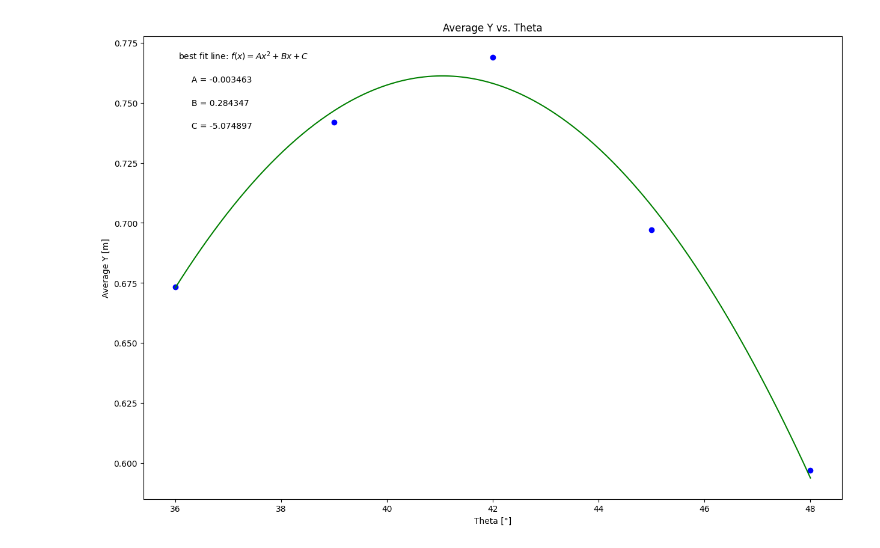
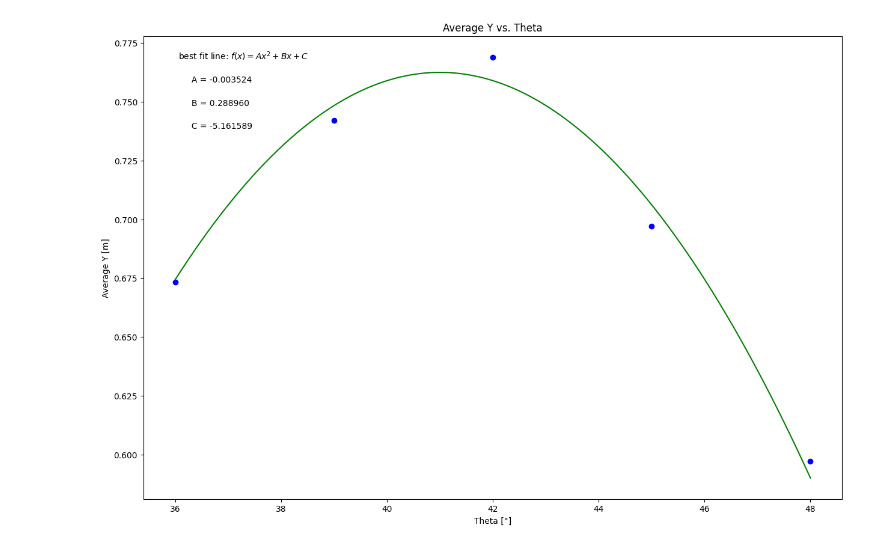
Before and after one commit to ZWakeland/PHSX-216N-Lab, a Jupyter notebook: PROJECTILE_MOTION_ONLY_plotting_template.ipynb, the cells around one changed output. Drawn from its saved outputs; the diff is of its cells as text; code cells hidden in the pictures.

```diff
--- a/PROJECTILE_MOTION_ONLY_plotting_template.ipynb
+++ b/PROJECTILE_MOTION_ONLY_plotting_template.ipynb
@@ -20,7 +20,7 @@ theta = np.array([36, 39, 42, 45, 48]) #what are units?   <-----
 
 y_avg = np.array([0.6734, 0.742, 0.769, 0.6972, 0.597]) #what are units?   <-----
 
-uncertainty_in_y_avg = np.array([0.001, 0.001, 0.001, 0.001, 0.001])                   #                 <-----
+uncertainty_in_y_avg = np.array([0.007, 0.007, 0.011, 0.012, 0.008])                   #                 <-----
 
 #Re-assign variables as x, y, dy so that the remaining plotting code may remain generic
 #UPDATE VARIABLE NAMES (ON RHS OF EACH EQUAL SIGN) TO MATCH VARIABLE NAMES FOR DATA ABOVE
@@ -42,31 +42,31 @@ y_label= 'Average Y [m]'                                                    #
 #size the plot
 plt.figure(figsize=(15,10))
 
 #create scatter plot
 plt.scatter(x, y, color='blue', marker='o')
 
 #create labels
 plt.xlabel(x_label)
 plt.ylabel(y_label)
 plt.title(plot_title)
 
 #fitting to a 2nd degree polynomial
 c,b,a=np.polynomial.polynomial.polyfit(x,y,2,w=dy)
 
 #Annotate with values of A, B, C from best fit polynomial
 plt.annotate('best fit line: $f(x)=Ax^2+Bx+C$',(0.05, 0.95), xycoords='axes fraction')
 
 plt.annotate('     A = {:.6f}'.format(a),(0.05, 0.9), xycoords='axes fraction')
 
 plt.annotate('     B = {:.6f}'.format(b),(0.05, 0.85), xycoords='axes fraction')
 
 plt.annotate('     C = {:.6f}'.format(c),(0.05, 0.8), xycoords='axes fraction')
 
 #Create fit line
 xnew = np.linspace(x.min(), x.max(), 300)
 fit = a*xnew**2 + b*xnew +c
 
 plt.plot(xnew, fit, color='green')
 plt.show()
 # %% [output]
-[figure, old version]
+[figure, new version]
```
